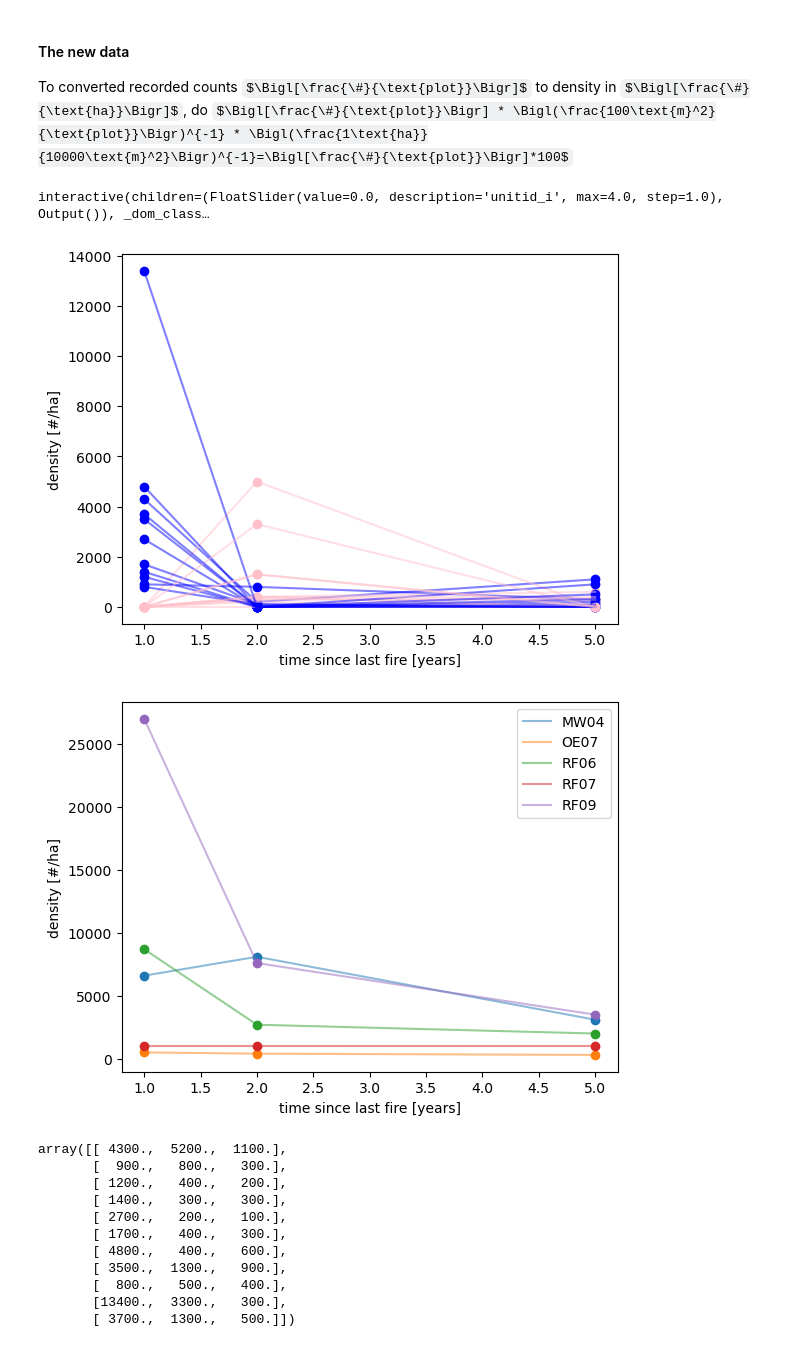
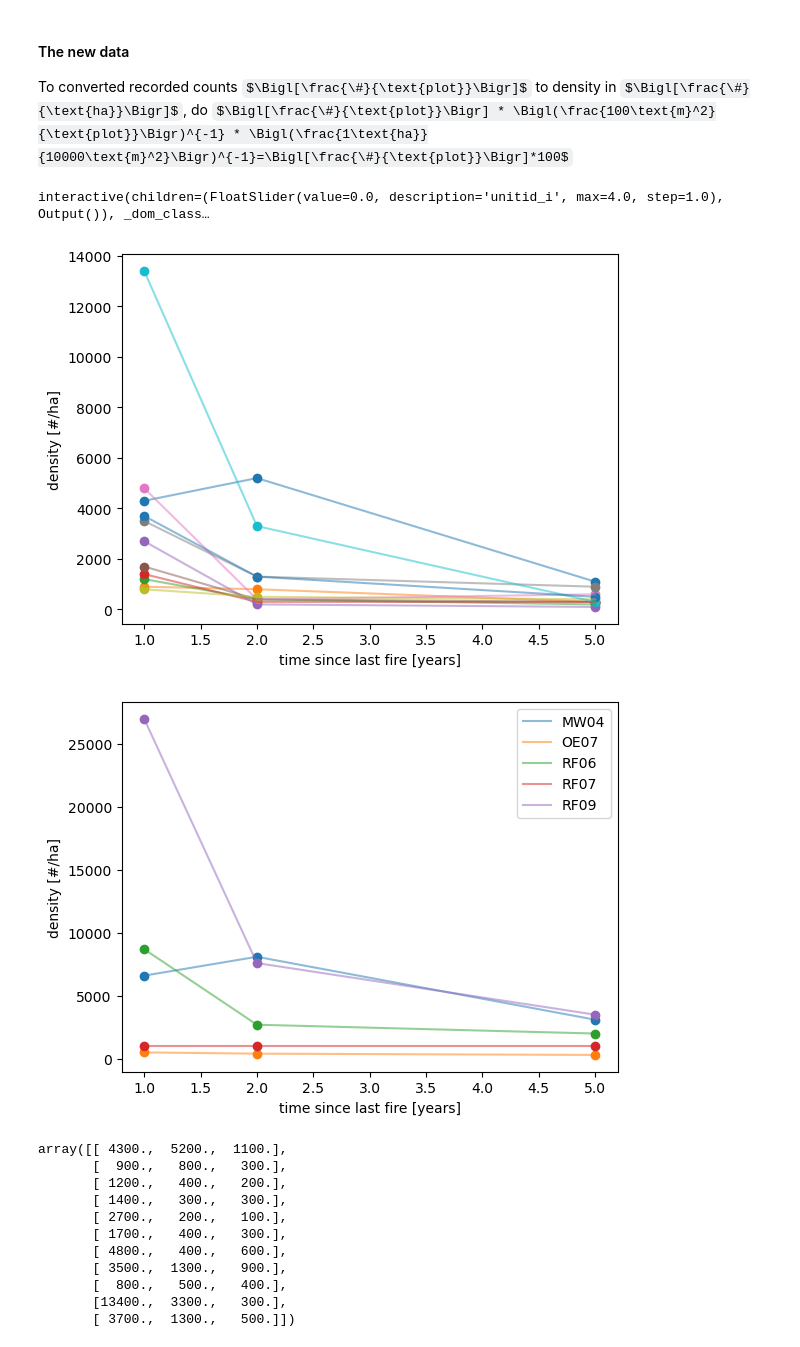
Before and after one commit to patricklawton/TecateCypress, a Jupyter notebook: journal.ipynb, the cells around one changed output. Cells and saved outputs as stored; diff of their text form; code cells hidden in the pictures; some formulas as TeX source.

```diff
--- a/journal.ipynb
+++ b/journal.ipynb
@@ -171,42 +171,42 @@ def densities_int(unitid_i):
 interact(densities_int, unitid_i = widgets.FloatSlider(value=0, min=0, max=4, step=1))
 plt.show()
 
 for unitid_i in range(len(unitid_vec)):
     x = tstar_vec
     for plot in plot_vec:
         y = total_density[unitid_i][plot-1]
         if y[0] < 800:
             continue
-        # plt.scatter(x,y)
-        # plt.plot(x,y,alpha=0.5,label=plot)
-        y = seedlings[unitid_i][plot-1]
-        plt.scatter(x,y, color='blue')
-        plt.plot(x,y,alpha=0.5,label=plot, color='blue')
-        y = saplings[unitid_i][plot-1]
-        plt.scatter(x,y, color='pink')
-        plt.plot(x,y,alpha=0.5,label=plot, color='pink')
+        plt.scatter(x,y)
+        plt.plot(x,y,alpha=0.5,label=plot)
+        # y = seedlings[unitid_i][plot-1]
+        # plt.scatter(x,y, color='blue')
+        # plt.plot(x,y,alpha=0.5,label=plot, color='blue')
+        # y = saplings[unitid_i][plot-1]
+        # plt.scatter(x,y, color='pink')
+        # plt.plot(x,y,alpha=0.5,label=plot, color='pink')
     # plt.legend()
     plt.ylabel('density [#/ha]')
     plt.xlabel('time since last fire [years]')
 plt.show()
 
 
 density_vec = np.array(np.broadcast_to(dummy, (len(unitid_vec), len(tstar_vec))))
 for i in range(len(unitid_vec)):
     for t_i in range(len(tstar_vec)):
         density_vec[i][t_i] = total_density[i,:,t_i].sum()
 x = tstar_vec
 for unitid_i, unitid in enumerate(unitid_vec):
     y = density_vec[unitid_i]
     plt.scatter(x,y)
     plt.plot(x,y,alpha=0.5,label=unitid)
 plt.legend()
 plt.ylabel('density [#/ha]')
 plt.xlabel('time since last fire [years]')
 plt.show()
 # %% [output]
 interactive(children=(FloatSlider(value=0.0, description='unitid_i', max=4.0, step=1.0), Output()), _dom_class…
-[figure, old version]
+[figure, new version]
 [figure]
 # %%
 total_density = total_density.reshape((50,3))
```
Also changed, not shown: 4 other files.
